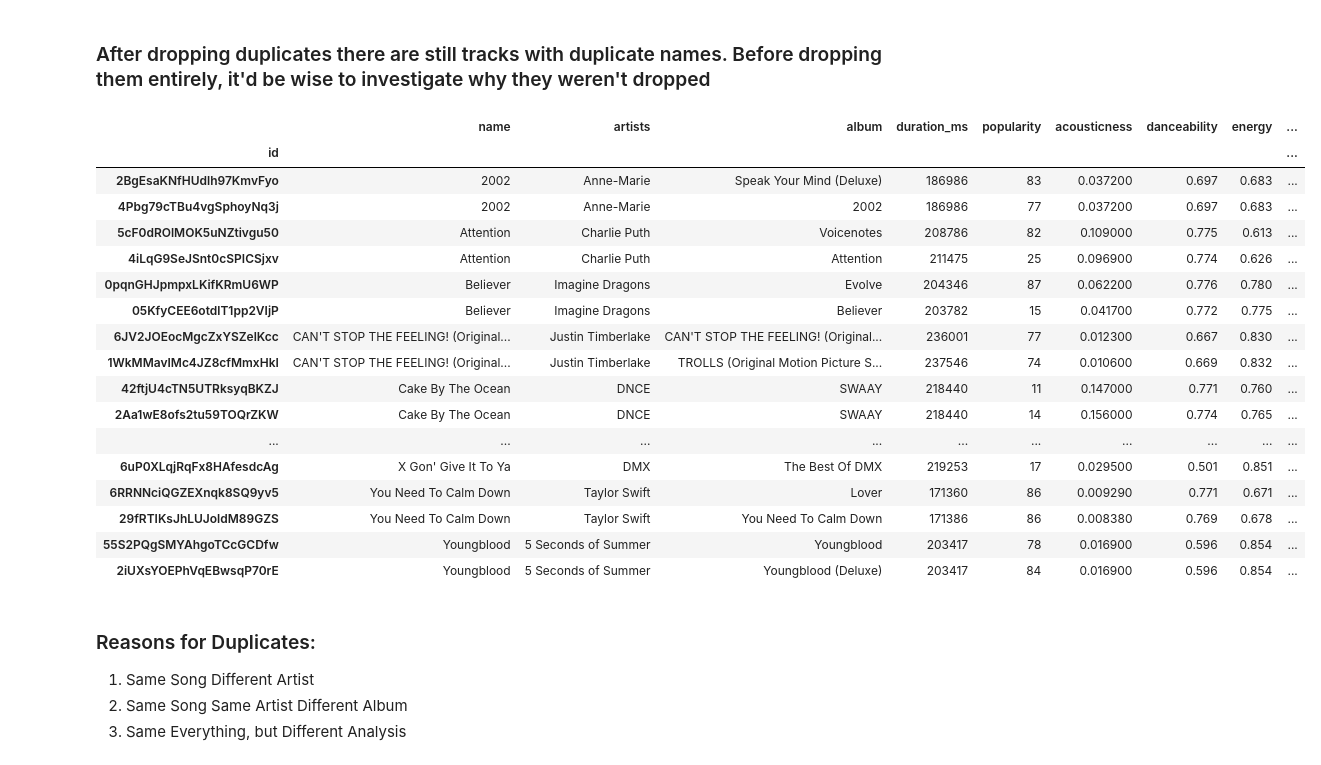
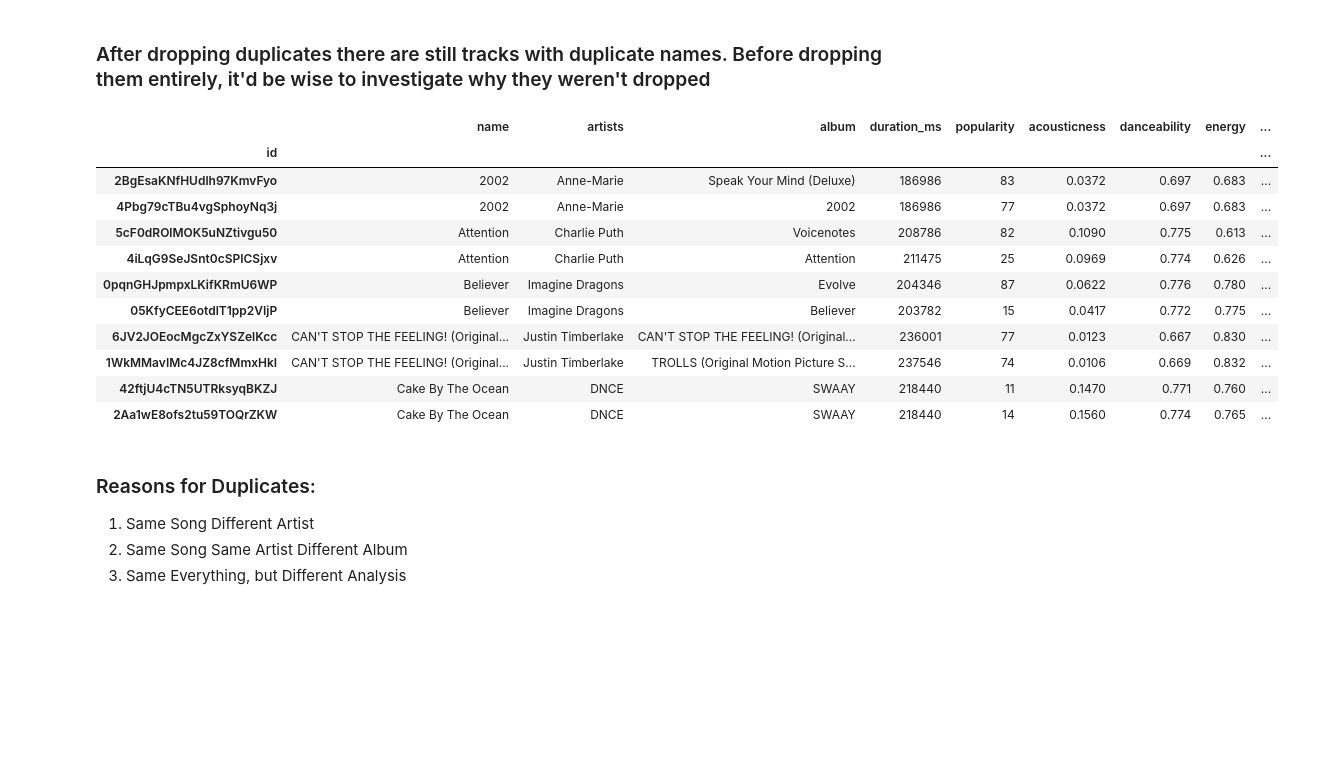
Before and after one commit to csaravia97/Playlist-Analysis, a Jupyter notebook: Spotify.ipynb, the cells around one changed output. Saved outputs shown, nothing was run; the diff lists cells and outputs as text; code cells hidden in the pictures; blank space fills up the shorter version.

```diff
--- a/Spotify.ipynb
+++ b/Spotify.ipynb
@@ -104,22 +104,22 @@ print(workout_tracks.shape)
 | 4 | 57BrRMwf9LrcmuOsyGilwr | Crawling | [{'external_urls': {'spotify': 'h... | {'album_type': 'album', 'artists'... | 208960 | 73 |
 (592, 6)
 # %%
-def extract_artist_name(artists_info):
+def extract_artist_name(track_data):
     artist_names = []
-    for i in range(len(artists_info)):
-        artist_names.append(artists_info[i][0]['name'])
+    for i in range(len(track_data)):
+        artist_names.append(track_data['artists'][i][0]['name'])
 
     return artist_names
 # %%
-def extract_album_name(album_info):
+def extract_album_name(track_data):
     album_names = []
-    for i in range(len(album_info)):
-        album_names.append(album_info[i]['name'])
+    for i in range(len(track_data)):
+        album_names.append(track_data['album'][i]['name'])
 
     return album_names
 # %%
-workout_tracks['artists'] = extract_artist_name(workout_tracks['artists'])
-workout_tracks['album'] = extract_album_name(workout_tracks['album'])
+workout_tracks['artists'] = extract_artist_name(workout_tracks)
+workout_tracks['album'] = extract_album_name(workout_tracks)
 workout_tracks.head()
 # %% [output]
 |  | id | name | artists | album | duration_ms | popularity |
@@ -205,26 +205,20 @@ Number of tracks: 571
 # %% [markdown]
 ### After dropping duplicates there are still tracks with duplicate names. Before dropping them entirely, it'd be wise to investigate why they weren't dropped
 # %%
-workout_tracks[workout_tracks.duplicated(subset='name', keep=False)].sort_values(by='name')
+workout_tracks[workout_tracks.duplicated(subset='name', keep=False)].sort_values(by='name').head(10)
 # %% [output]
 |  | name | artists | album | duration_ms | popularity | acousticness | danceability | energy | ... |
 | id |  |  |  |  |  |  |  |  | ... |
-| 2BgEsaKNfHUdlh97KmvFyo | 2002 | Anne-Marie | Speak Your Mind (Deluxe) | 186986 | 83 | 0.037200 | 0.697 | 0.683 | ... |
-| 4Pbg79cTBu4vgSphoyNq3j | 2002 | Anne-Marie | 2002 | 186986 | 77 | 0.037200 | 0.697 | 0.683 | ... |
-| 5cF0dROlMOK5uNZtivgu50 | Attention | Charlie Puth | Voicenotes | 208786 | 82 | 0.109000 | 0.775 | 0.613 | ... |
-| 4iLqG9SeJSnt0cSPICSjxv | Attention | Charlie Puth | Attention | 211475 | 25 | 0.096900 | 0.774 | 0.626 | ... |
-| 0pqnGHJpmpxLKifKRmU6WP | Believer | Imagine Dragons | Evolve | 204346 | 87 | 0.062200 | 0.776 | 0.780 | ... |
-| 05KfyCEE6otdlT1pp2VIjP | Believer | Imagine Dragons | Believer | 203782 | 15 | 0.041700 | 0.772 | 0.775 | ... |
-| 6JV2JOEocMgcZxYSZelKcc | CAN'T STOP THE FEELING! (Original... | Justin Timberlake | CAN'T STOP THE FEELING! (Original... | 236001 | 77 | 0.012300 | 0.667 | 0.830 | ... |
-| 1WkMMavIMc4JZ8cfMmxHkI | CAN'T STOP THE FEELING! (Original... | Justin Timberlake | TROLLS (Original Motion Picture S... | 237546 | 74 | 0.010600 | 0.669 | 0.832 | ... |
-| 42ftjU4cTN5UTRksyqBKZJ | Cake By The Ocean | DNCE | SWAAY | 218440 | 11 | 0.147000 | 0.771 | 0.760 | ... |
-| 2Aa1wE8ofs2tu59TOQrZKW | Cake By The Ocean | DNCE | SWAAY | 218440 | 14 | 0.156000 | 0.774 | 0.765 | ... |
-| ... | ... | ... | ... | ... | ... | ... | ... | ... | ... |
-| 6uP0XLqjRqFx8HAfesdcAg | X Gon' Give It To Ya | DMX | The Best Of DMX | 219253 | 17 | 0.029500 | 0.501 | 0.851 | ... |
-| 6RRNNciQGZEXnqk8SQ9yv5 | You Need To Calm Down | Taylor Swift | Lover | 171360 | 86 | 0.009290 | 0.771 | 0.671 | ... |
-| 29fRTIKsJhLUJoldM89GZS | You Need To Calm Down | Taylor Swift | You Need To Calm Down | 171386 | 86 | 0.008380 | 0.769 | 0.678 | ... |
-| 55S2PQgSMYAhgoTCcGCDfw | Youngblood | 5 Seconds of Summer | Youngblood | 203417 | 78 | 0.016900 | 0.596 | 0.854 | ... |
-| 2iUXsYOEPhVqEBwsqP70rE | Youngblood | 5 Seconds of Summer | Youngblood (Deluxe) | 203417 | 84 | 0.016900 | 0.596 | 0.854 | ... |
+| 2BgEsaKNfHUdlh97KmvFyo | 2002 | Anne-Marie | Speak Your Mind (Deluxe) | 186986 | 83 | 0.0372 | 0.697 | 0.683 | ... |
+| 4Pbg79cTBu4vgSphoyNq3j | 2002 | Anne-Marie | 2002 | 186986 | 77 | 0.0372 | 0.697 | 0.683 | ... |
+| 5cF0dROlMOK5uNZtivgu50 | Attention | Charlie Puth | Voicenotes | 208786 | 82 | 0.1090 | 0.775 | 0.613 | ... |
+| 4iLqG9SeJSnt0cSPICSjxv | Attention | Charlie Puth | Attention | 211475 | 25 | 0.0969 | 0.774 | 0.626 | ... |
+| 0pqnGHJpmpxLKifKRmU6WP | Believer | Imagine Dragons | Evolve | 204346 | 87 | 0.0622 | 0.776 | 0.780 | ... |
+| 05KfyCEE6otdlT1pp2VIjP | Believer | Imagine Dragons | Believer | 203782 | 15 | 0.0417 | 0.772 | 0.775 | ... |
+| 6JV2JOEocMgcZxYSZelKcc | CAN'T STOP THE FEELING! (Original... | Justin Timberlake | CAN'T STOP THE FEELING! (Original... | 236001 | 77 | 0.0123 | 0.667 | 0.830 | ... |
+| 1WkMMavIMc4JZ8cfMmxHkI | CAN'T STOP THE FEELING! (Original... | Justin Timberlake | TROLLS (Original Motion Picture S... | 237546 | 74 | 0.0106 | 0.669 | 0.832 | ... |
+| 42ftjU4cTN5UTRksyqBKZJ | Cake By The Ocean | DNCE | SWAAY | 218440 | 11 | 0.1470 | 0.771 | 0.760 | ... |
+| 2Aa1wE8ofs2tu59TOQrZKW | Cake By The Ocean | DNCE | SWAAY | 218440 | 14 | 0.1560 | 0.774 | 0.765 | ... |
 # %% [markdown]
 ### Reasons for Duplicates:
 1. Same Song Different Artist
```
Also changed, not shown: parts of 10 cells of this notebook.
